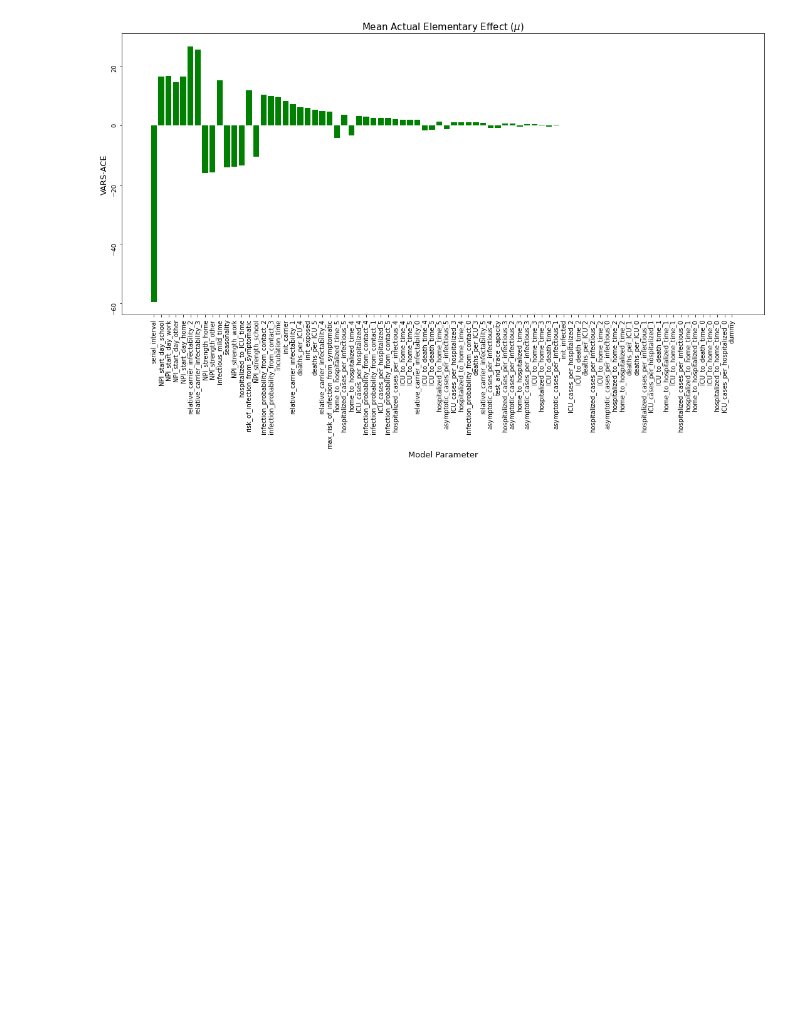
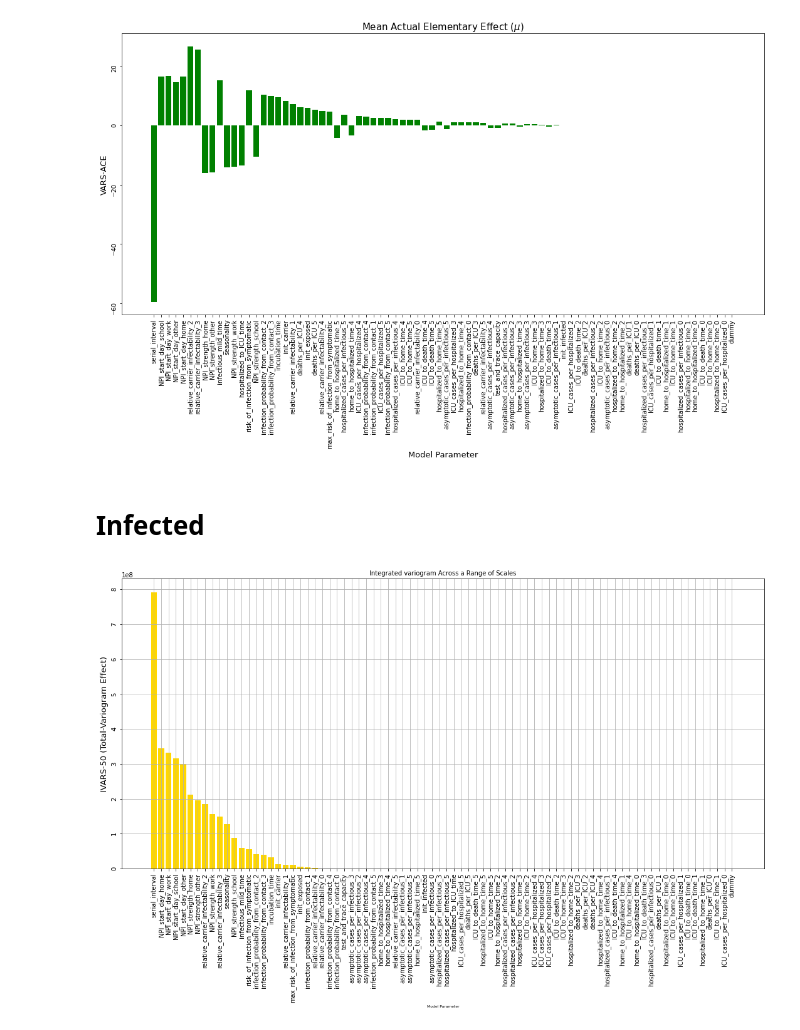
Before and after one commit to lelange/sensitivity_analysis, a Jupyter notebook: pycode/sensitivity_analysis/analysis_VARS.ipynb, the cells around one changed output. Cells and saved outputs as stored; diff of their text form; code cells hidden in the pictures; blank space fills up the shorter version.

```diff
--- a/pycode/sensitivity_analysis/analysis_VARS.ipynb
+++ b/pycode/sensitivity_analysis/analysis_VARS.ipynb
@@ -206,3 +208,8 @@ plt.savefig("latex_plots/VARS_MEE.png")
 plt.show()
 # %% [output]
 [figure]
+# %% [markdown]
+# Infected
+# %%
+with open('Studies/VARS/VARS_experiment_infected.pkl', 'rb') as f:
+    experiment = pickle.load(f)
@@ -208,0 +218,19 @@ plt.show()
+# %%
+# Plot IVARS
+ivars_scale = 0.5 # Choose the scale range of interest, e.g., 0.1, 0.3, or 0.5
+
+cols = experiment.ivars.loc[pd.IndexSlice[ ivars_scale ]].sort_values(ascending=False).index
+
+fig_bar = plt.figure(figsize=(15,10))
+plt.gca().bar(cols, experiment.ivars.loc[pd.IndexSlice[ ivars_scale ]][cols], color='gold')
+plt.gca().set_title (r'Integrated variogram Across a Range of Scales', fontsize = 10)
+plt.gca().set_ylabel(r'IVARS-50 (Total-Variogram Effect)', fontsize = 13)
+plt.gca().set_xlabel(r'Model Parameter', fontsize=6)
+plt.gca().tick_params(labelrotation=90)
+plt.gca().grid()
+plt.gca().set_yscale('linear')
+plt.tight_layout()
+plt.savefig("latex_plots/VARS_50_infected.png")
+plt.show()
+# %% [output]
+[figure, added]
```
Also changed, not shown: parts of 6 cells of this notebook.
